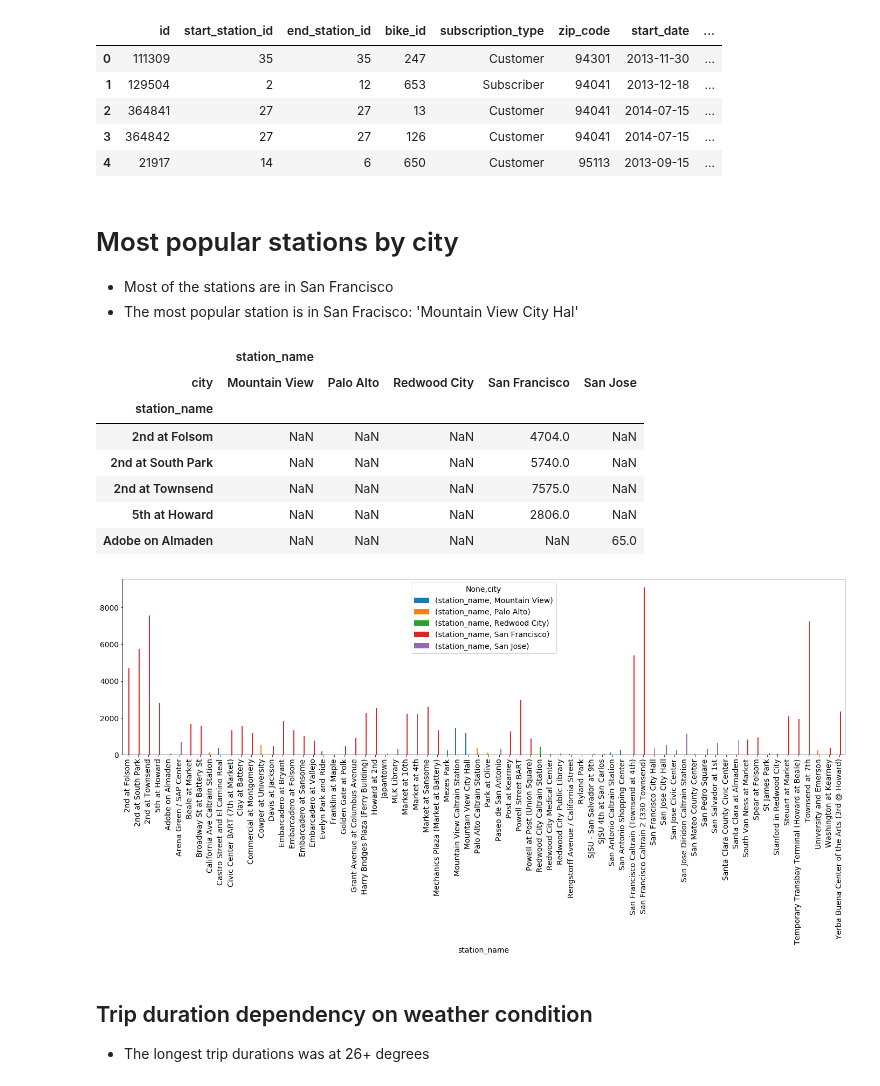
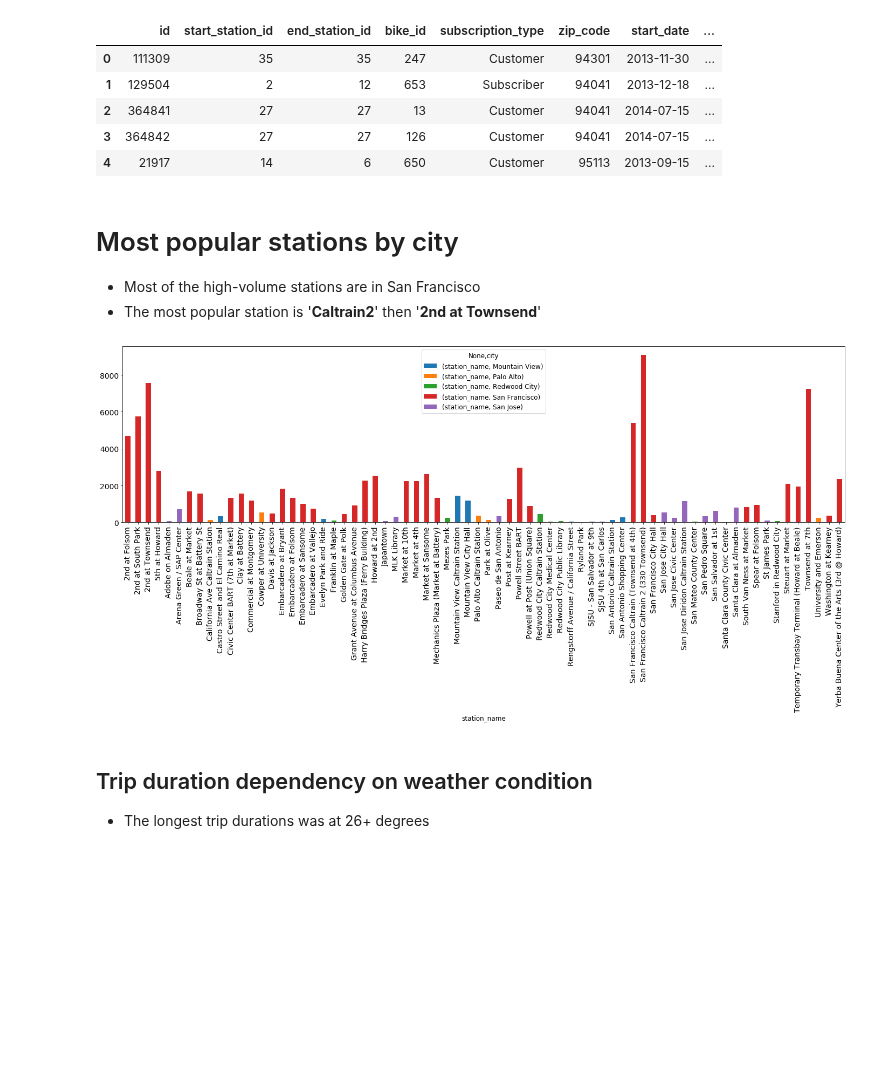
Before and after one commit to orbenishay/pandas-project, a Jupyter notebook: Bicycle_10.ipynb, the cells around one changed output. Saved outputs shown, nothing was run; the diff lists cells and outputs as text; code cells hidden in the pictures; blank space fills up the shorter version.

```diff
--- a/Bicycle_10.ipynb
+++ b/Bicycle_10.ipynb
@@ -162,26 +162,15 @@ df_all.head()
 # %% [markdown]
 # Most popular stations by city
 
-* Most of the stations are in San Francisco
-* The most popular station is in San Fracisco: 'Mountain View City Hal'
+* Most of the high-volume stations are in San Francisco
+* The most popular station is '**Caltrain2**' then '**2nd at Townsend**'
 # %%
 df_station_count = df_trip.merge(df_station, how='left', left_on = 'start_station_id', right_on='id')
 station_by_city = df_station_count.groupby(['station_name', 'city']).agg({'station_name':'count'}).unstack(1)
-station_by_city.head()
+station_by_city.plot(kind='bar',figsize=(24,6), fontsize=14, stacked=True)
+plt.rcParams['font.size'] = 12
 # %% [output]
-|  | station_name |  |  |  |  |
-| city | Mountain View | Palo Alto | Redwood City | San Francisco | San Jose |
-| station_name |  |  |  |  |  |
-| 2nd at Folsom | NaN | NaN | NaN | 4704.0 | NaN |
-| 2nd at South Park | NaN | NaN | NaN | 5740.0 | NaN |
-| 2nd at Townsend | NaN | NaN | NaN | 7575.0 | NaN |
-| 5th at Howard | NaN | NaN | NaN | 2806.0 | NaN |
-| Adobe on Almaden | NaN | NaN | NaN | NaN | 65.0 |
+[figure, added]
-# %%
-station_by_city.plot(kind='bar',figsize=(24,6), fontsize=14)
-plt.rcParams['font.size'] = 12
-# %% [output]
-[figure, removed]
 # %% [markdown]
 ## Trip duration dependency on weather condition
 
```
